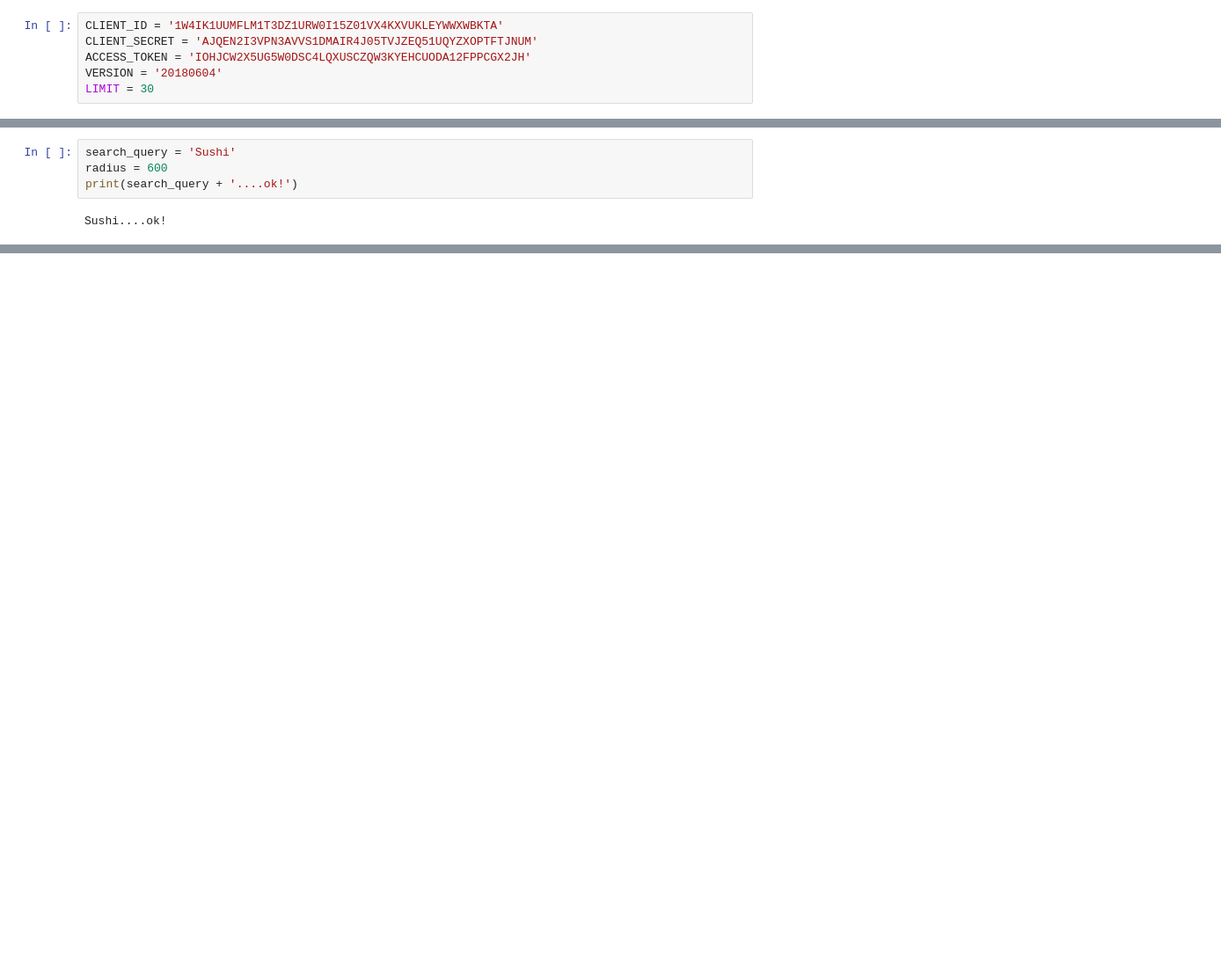
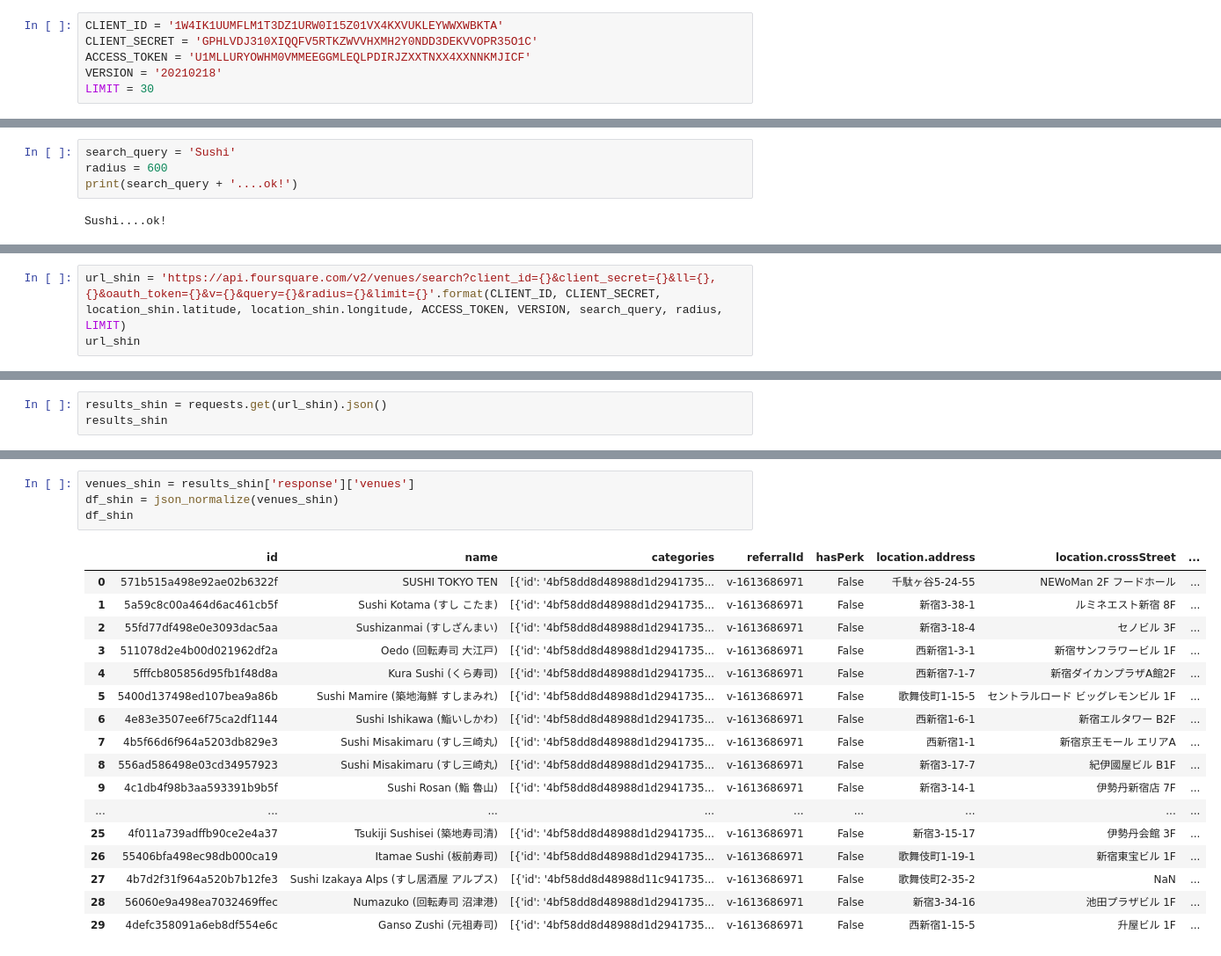
Before and after one commit to fnfloresr/Capstone-Repository, a Jupyter notebook: Foursquare_Example.ipynb, the cells around one changed output, grey strips where cells are left out. Shown: that part at 88% size. Drawn from its saved outputs; the diff is of its cells as text; blank space fills up the shorter version.

```diff
--- a/Foursquare_Example.ipynb
+++ b/Foursquare_Example.ipynb
@@ -54,8 +54,8 @@ print(location_shin.latitude, location_shin.longitude)
 # %%
 CLIENT_ID = '1W4IK1UUMFLM1T3DZ1URW0I15Z01VX4KXVUKLEYWWXWBKTA'
-CLIENT_SECRET = 'AJQEN2I3VPN3AVVS1DMAIR4J05TVJZEQ51UQYZXOPTFTJNUM'
-ACCESS_TOKEN = 'IOHJCW2X5UG5W0DSC4LQXUSCZQW3KYEHCUODA12FPPCGX2JH'
-VERSION = '20180604'
+CLIENT_SECRET = 'GPHLVDJ310XIQQFV5RTKZWVVHXMH2Y0NDD3DEKVVOPR35O1C'
+ACCESS_TOKEN = 'U1MLLURYOWHM0VMMEEGGMLEQLPDIRJZXXTNXX4XXNNKMJICF'
+VERSION = '20210218'
 LIMIT = 30
 # %%
 print('CLIENT_ID = ', CLIENT_ID)
@@ -86,0 +105,3 @@ results_asa
+# %%
+url_shin = 'https://api.foursquare.com/v2/venues/search?client_id={}&client_secret={}&ll={},{}&oauth_token={}&v={}&query={}&radius={}&limit={}'.format(CLIENT_ID, CLIENT_SECRET, location_shin.latitude, location_shin.longitude, ACCESS_TOKEN, VERSION, search_query, radius, LIMIT)
+url_shin
@@ -86,0 +110,3 @@ results_asa
+# %%
+results_shin = requests.get(url_shin).json()
+results_shin
@@ -86,0 +165,22 @@ results_asa
+# %%
+venues_shin = results_shin['response']['venues']
+df_shin = json_normalize(venues_shin)
+df_shin
+# %% [output]
+|  | id | name | categories | referralId | hasPerk | location.address | location.crossStreet | ... |
+| 0 | 571b515a498e92ae02b6322f | SUSHI TOKYO TEN | [{'id': '4bf58dd8d48988d1d2941735... | v-1613686971 | False | 千駄ヶ谷5-24-55 | NEWoMan 2F フードホール | ... |
+| 1 | 5a59c8c00a464d6ac461cb5f | Sushi Kotama (すし こたま) | [{'id': '4bf58dd8d48988d1d2941735... | v-1613686971 | False | 新宿3-38-1 | ルミネエスト新宿 8F | ... |
+| 2 | 55fd77df498e0e3093dac5aa | Sushizanmai (すしざんまい) | [{'id': '4bf58dd8d48988d1d2941735... | v-1613686971 | False | 新宿3-18-4 | セノビル 3F | ... |
+| 3 | 511078d2e4b00d021962df2a | Oedo (回転寿司 大江戸) | [{'id': '4bf58dd8d48988d1d2941735... | v-1613686971 | False | 西新宿1-3-1 | 新宿サンフラワービル 1F | ... |
+| 4 | 5fffcb805856d95fb1f48d8a | Kura Sushi (くら寿司) | [{'id': '4bf58dd8d48988d1d2941735... | v-1613686971 | False | 西新宿7-1-7 | 新宿ダイカンプラザA館2F | ... |
+| 5 | 5400d137498ed107bea9a86b | Sushi Mamire (築地海鮮 すしまみれ) | [{'id': '4bf58dd8d48988d1d2941735... | v-1613686971 | False | 歌舞伎町1-15-5 | セントラルロード ビッグレモンビル 1F | ... |
+| 6 | 4e83e3507ee6f75ca2df1144 | Sushi Ishikawa (鮨いしかわ) | [{'id': '4bf58dd8d48988d1d2941735... | v-1613686971 | False | 西新宿1-6-1 | 新宿エルタワー B2F | ... |
+| 7 | 4b5f66d6f964a5203db829e3 | Sushi Misakimaru (すし三崎丸) | [{'id': '4bf58dd8d48988d1d2941735... | v-1613686971 | False | 西新宿1-1 | 新宿京王モール エリアA | ... |
+| 8 | 556ad586498e03cd34957923 | Sushi Misakimaru (すし三崎丸) | [{'id': '4bf58dd8d48988d1d2941735... | v-1613686971 | False | 新宿3-17-7 | 紀伊國屋ビル B1F | ... |
+| 9 | 4c1db4f98b3aa593391b9b5f | Sushi Rosan (鮨 魯山) | [{'id': '4bf58dd8d48988d1d2941735... | v-1613686971 | False | 新宿3-14-1 | 伊勢丹新宿店 7F | ... |
+| ... | ... | ... | ... | ... | ... | ... | ... | ... |
+| 25 | 4f011a739adffb90ce2e4a37 | Tsukiji Sushisei (築地寿司清) | [{'id': '4bf58dd8d48988d1d2941735... | v-1613686971 | False | 新宿3-15-17 | 伊勢丹会館 3F | ... |
+| 26 | 55406bfa498ec98db000ca19 | Itamae Sushi (板前寿司) | [{'id': '4bf58dd8d48988d1d2941735... | v-1613686971 | False | 歌舞伎町1-19-1 | 新宿東宝ビル 1F | ... |
+| 27 | 4b7d2f31f964a520b7b12fe3 | Sushi Izakaya Alps (すし居酒屋 アルプス) | [{'id': '4bf58dd8d48988d11c941735... | v-1613686971 | False | 歌舞伎町2-35-2 | NaN | ... |
+| 28 | 56060e9a498ea7032469ffec | Numazuko (回転寿司 沼津港) | [{'id': '4bf58dd8d48988d1d2941735... | v-1613686971 | False | 新宿3-34-16 | 池田プラザビル 1F | ... |
+| 29 | 4defc358091a6eb8df554e6c | Ganso Zushi (元祖寿司) | [{'id': '4bf58dd8d48988d1d2941735... | v-1613686971 | False | 西新宿1-15-5 | 升屋ビル 1F | ... |
```
Also changed, not shown: parts of 11 cells of this notebook.
